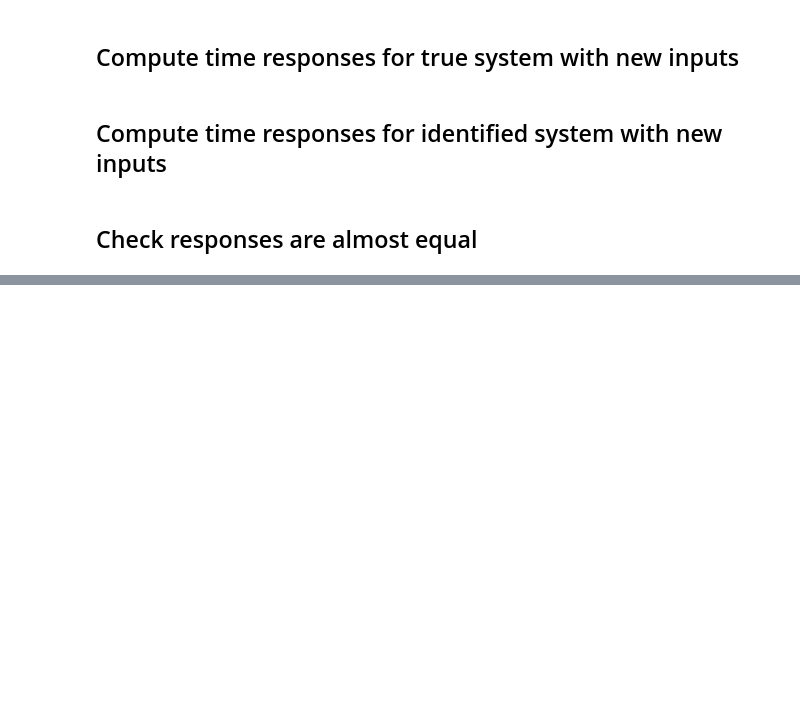
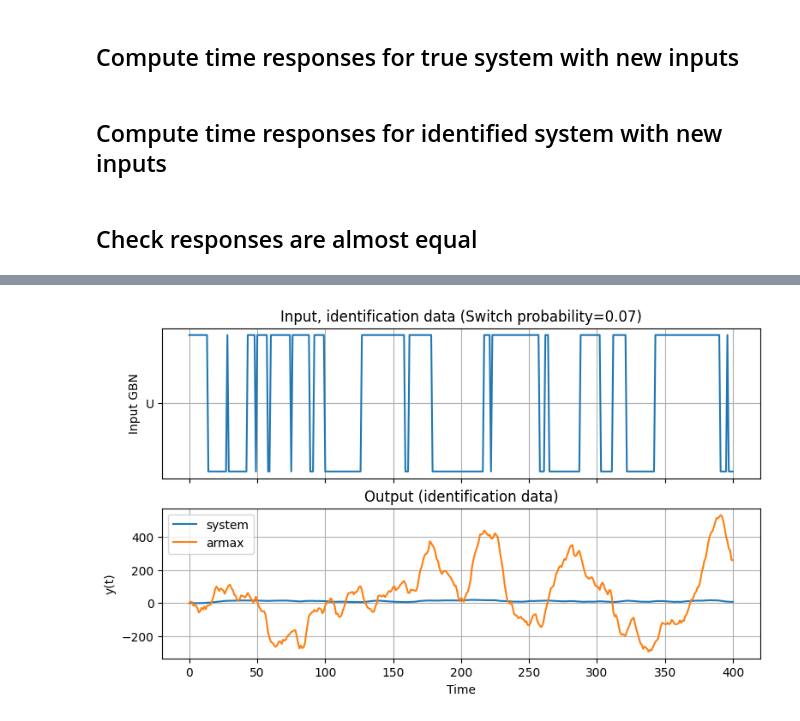
Before and after one commit to CPCLAB-UNIPI/SIPPY, a Jupyter notebook: Examples/test_armax.ipynb, the cells around one changed output, grey strips where cells are left out. Drawn from its saved outputs; the diff is of its cells as text; code cells hidden in the pictures; blank space fills up the shorter version.

```diff
--- a/Examples/test_armax.ipynb
+++ b/Examples/test_armax.ipynb
@@ -180,7 +151,7 @@ Text(0.5, 1, 'He (identification data)')
 # %%
 switch_probability = 0.07  # [0..1]
 input_range = [0.5, 1.5]
-U_valid = fset.GBN_seq(npts, switch_probability, input_range)
+U_valid, _, _ = fset.GBN_seq(npts, switch_probability, Range=input_range)
 white_noise_variance = [0.01]
 e_valid = fset.white_noise_var(U_valid.size, white_noise_variance)[0]
 # %% [markdown]
@@ -192,8 +163,8 @@ Ytotvalid = Yvalid1 + Yvalid2
 # %% [markdown]
 ## Compute time responses for identified system with new inputs
 # %%
-Yidvalid1, Time, Xsim = cnt.lsim(Id_sys.G, U_valid, Time)
-Yidvalid2, Time, Xsim = cnt.lsim(Id_sys.H, e_valid, Time)
+Yidvalid1, Time, Xsim = cnt.lsim(sys_id.G, U_valid, Time)
+Yidvalid2, Time, Xsim = cnt.lsim(sys_id.H, e_valid, Time)
 Yidtotvalid = Yidvalid1 + Yidvalid2
 # %% [markdown]
 ## Check responses are almost equal
@@ -280,0 +171,14 @@ $$\frac{0.00527 z^3 + 1.001 z^2 - 2.078 z + 1.321}{z^14 - 2.215 z^13 + 1.763 z^1
+# %%
+fig = plot_response(
+    Time,
+    Usim,
+    [Ytotvalid, Yidtotvalid],
+    legends=[["U"], ["system", "armax"]],
+    titles=[
+        "Input, identification data (Switch probability=0.07)",
+        "Output (identification data)",
+    ],
+)
+fig.savefig(output_dir + "/system_validation.png")
+# %% [output]
+[figure, added]
```
Also changed, not shown: parts of 30 cells of this notebook, 40 other files.
